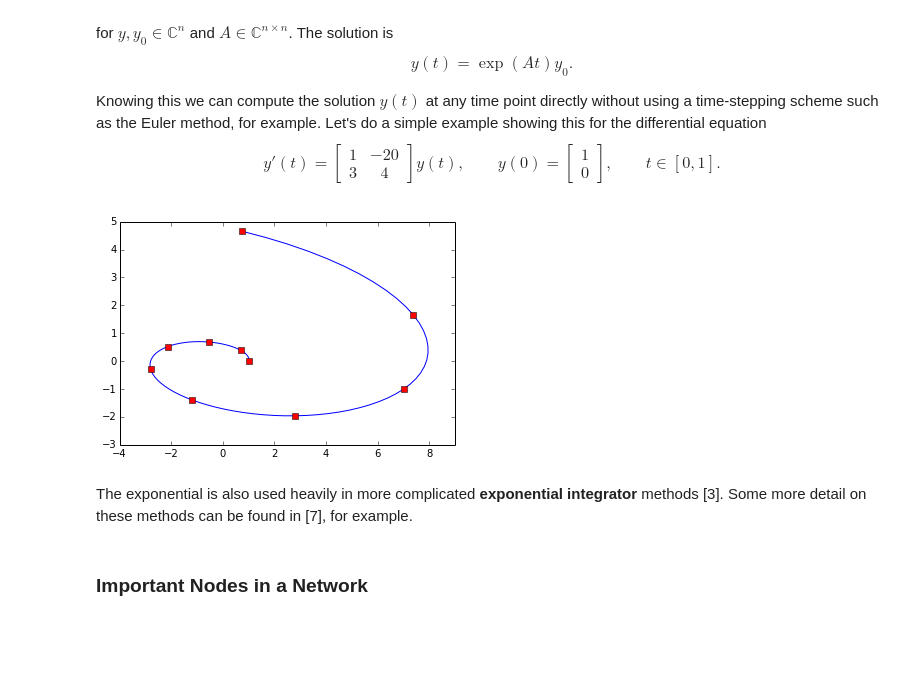
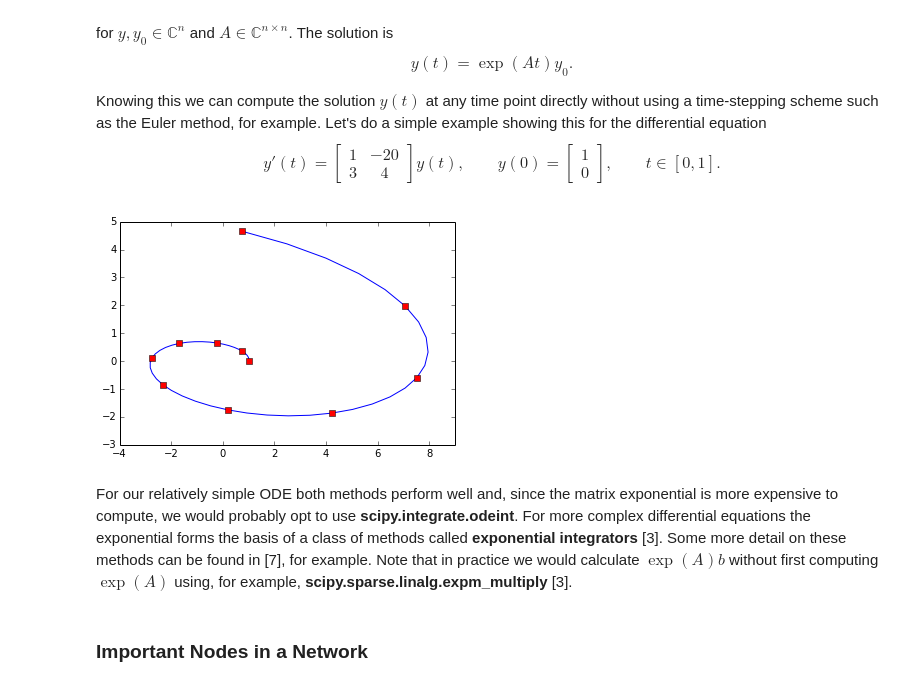
Before and after one commit to sdrelton/matrix_function_notebooks, a Jupyter notebook: TheMatrixExponential.ipynb, the cells around one changed output. Cells and saved outputs as stored; diff of their text form; code cells hidden in the pictures; blank space fills up the shorter version.

```diff
--- a/TheMatrixExponential.ipynb
+++ b/TheMatrixExponential.ipynb
@@ -50,33 +51,39 @@ $$ y'(t) = \begin{bmatrix}1 & -20\\3 & 4\end{bmatrix} y(t),\qquad y(0) = \begin{
 # %%
 import scipy.integrate as sint
 
 A = np.array([[1, -20],
               [3, 4]], dtype=np.double)
 
 def yprime(y, t):
     return sp.dot(A, y)
 
-t = np.linspace(0, 1, 100)
+t = np.linspace(0, 1, 51)
 yzero = np.array([1, 0])
 
 # Solve equation using odeint
 y = sint.odeint(yprime, yzero, t)
 plt.plot(y[:, 0], y[:, 1]) # Blue line is y(t) for t in [0, 1]
 
 plt.xlim([-4, 9])
 plt.ylim([-3, 5])
 
 # Solve for 10 t values using the exponential
-tvals = np.linspace(0, 1, 10)
+tvals = np.linspace(0, 1, 11)
 
 for tval in tvals:
     yval = sp.dot(la.expm(A*tval), yzero)
     plt.plot(yval[0], yval[1], 'rs') # Red squares are evaluated via the matrix exponential
 # %% [output]
-[figure, old version]
+[figure, new version]
-# %% [markdown]
-The exponential is also used heavily in more complicated <b>exponential integrator</b> methods [3].
-Some more detail on these methods can be found in [7], for example.
+# %% [markdown]
+For our relatively simple ODE both methods perform well and,
+since the matrix exponential is more expensive to compute,
+we would probably opt to use <b>scipy.integrate.odeint</b>.
+For more complex differential equations the exponential forms the basis of a class of methods called
+<b>exponential integrators</b> [3].
+Some more detail on these methods can be found in [7], for example.
+Note that in practice we would calculate $\exp(A)b$ without first computing $\exp(A)$
+using, for example, <b>scipy.sparse.linalg.expm_multiply</b> [3].
 # %% [markdown]
 ### Important Nodes in a Network
 # %% [markdown]
```
Also changed, not shown: parts of 7 cells of this notebook.
